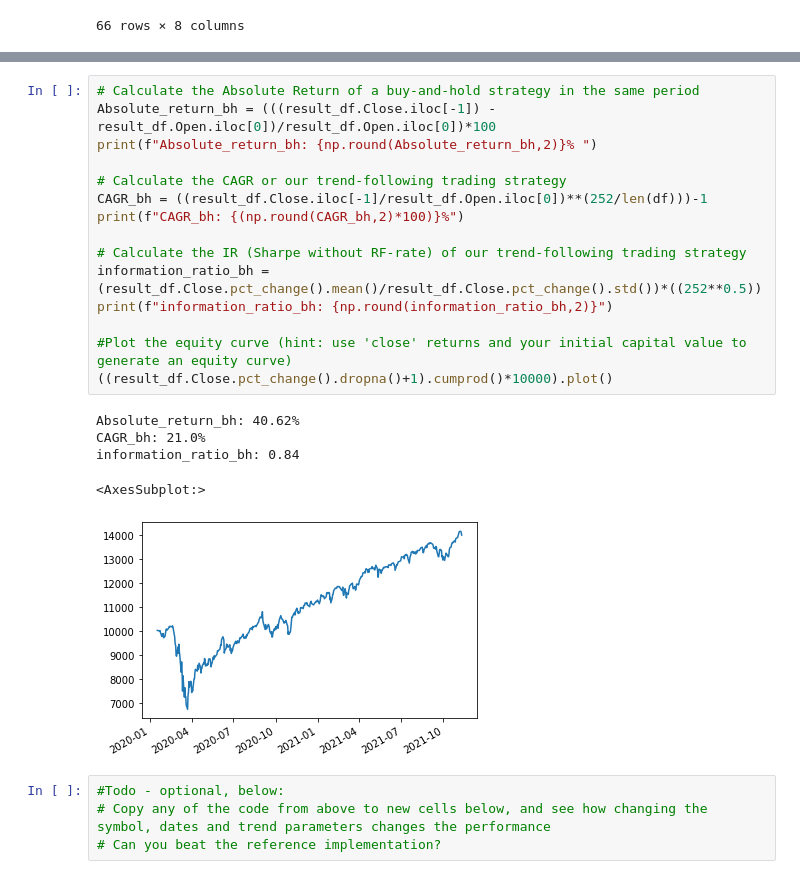
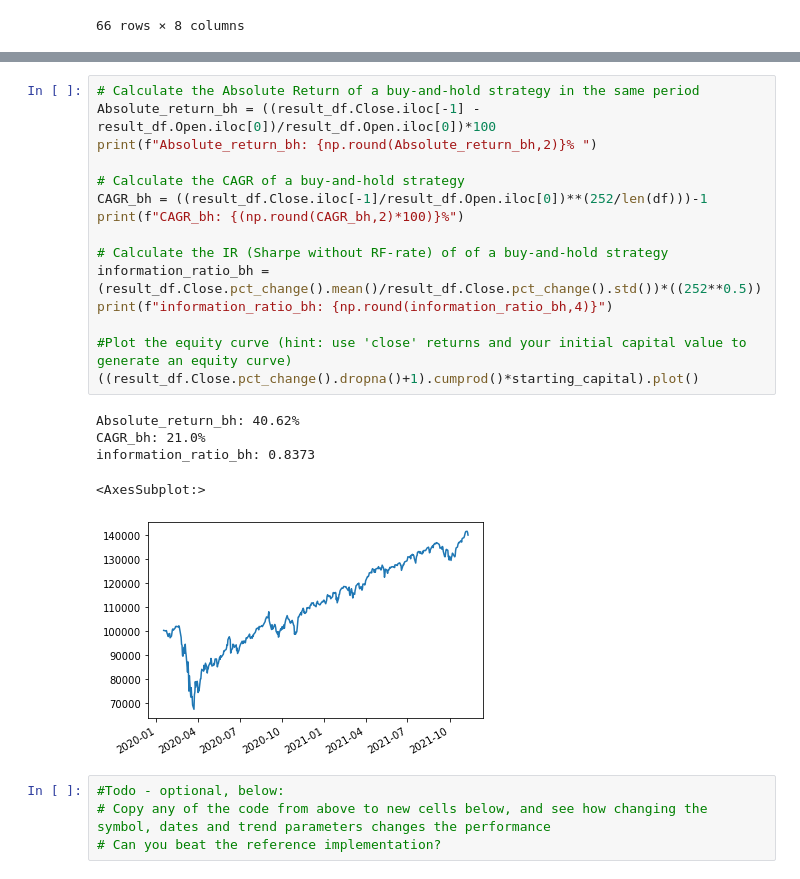
Before and after one commit to lamaalabdalaal/W5C2, a Jupyter notebook: W5C2_template.ipynb, the cells around one changed output, grey strips where cells are left out. Cells and saved outputs as stored; diff of their text form.

```diff
--- a/W5C2_template.ipynb
+++ b/W5C2_template.ipynb
@@ -176,25 +191,25 @@ information_ratio_tf: 0.99
 [figure]
 # %%
 # Calculate the Absolute Return of a buy-and-hold strategy in the same period
-Absolute_return_bh = (((result_df.Close.iloc[-1]) - result_df.Open.iloc[0])/result_df.Open.iloc[0])*100
+Absolute_return_bh = ((result_df.Close.iloc[-1] - result_df.Open.iloc[0])/result_df.Open.iloc[0])*100
 print(f"Absolute_return_bh: {np.round(Absolute_return_bh,2)}% ")
 
-# Calculate the CAGR or our trend-following trading strategy
+# Calculate the CAGR of a buy-and-hold strategy
 CAGR_bh = ((result_df.Close.iloc[-1]/result_df.Open.iloc[0])**(252/len(df)))-1
 print(f"CAGR_bh: {(np.round(CAGR_bh,2)*100)}%")
 
-# Calculate the IR (Sharpe without RF-rate) of our trend-following trading strategy
+# Calculate the IR (Sharpe without RF-rate) of of a buy-and-hold strategy
 information_ratio_bh = (result_df.Close.pct_change().mean()/result_df.Close.pct_change().std())*((252**0.5))
-print(f"information_ratio_bh: {np.round(information_ratio_bh,2)}")
+print(f"information_ratio_bh: {np.round(information_ratio_bh,4)}")
 
 #Plot the equity curve (hint: use 'close' returns and your initial capital value to generate an equity curve)
-((result_df.Close.pct_change().dropna()+1).cumprod()*10000).plot()
+((result_df.Close.pct_change().dropna()+1).cumprod()*starting_capital).plot()
 # %% [output]
 Absolute_return_bh: 40.62%
 CAGR_bh: 21.0%
-information_ratio_bh: 0.84
+information_ratio_bh: 0.8373
 <AxesSubplot:>
-[figure, old version]
+[figure, new version]
 # %%
 #Todo - optional, below:
 # Copy any of the code from above to new cells below, and see how changing the symbol, dates and trend parameters changes the performance
```
Also changed, not shown: parts of 3 cells of this notebook.
